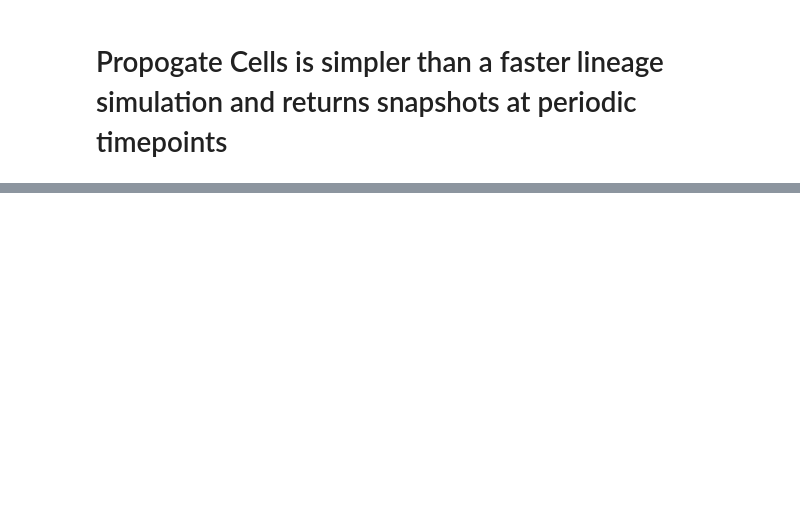
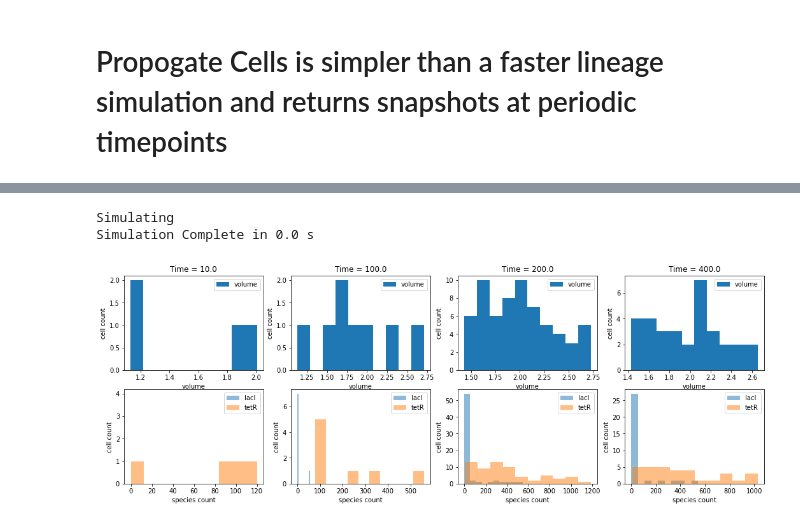
Before and after one commit to biocircuits/bioscrape, a Jupyter notebook: lineage examples/Lineage Examples.ipynb, the cells around one changed output, grey strips where cells are left out. Saved outputs shown, nothing was run; the diff lists cells and outputs as text; code cells hidden in the pictures; blank space fills up the shorter version.

Commit message:
added turbidostat example for lineages

```diff
--- a/lineage examples/Lineage Examples.ipynb
+++ b/lineage examples/Lineage Examples.ipynb
@@ -331,0 +323,38 @@ ImportError: cannot import name 'py_PropogateCells' from 'bioscrape.lineage' (C:
+# %%
+from bioscrape.lineage import py_PropagateCells
+
+timepoints = np.arange(0, 500, 1.0) #timepoints to simulate over
+
+#When to sample the propogating cells
+sample_times = [timepoints[10], timepoints[100], timepoints[200], timepoints[400]]
+#Note: Sample times can also be an integer, in which case it will be the number of sample points
+
+
+print("Simulating")
+ts = process_time()
+
+#Returns a list of data frames and an array of sample times
+result_data, sample_times = py_PropagateCells(timepoints = timepoints, Model = Mtoggle, sample_times = sample_times)
+te = process_time()
+print("Simulation Complete in", te-ts, "s")
+
+plt.figure(figsize = (18, 6))
+
+for n in range(len(sample_times)):
+    plt.subplot(2, len(sample_times), n+1)
+    plt.hist(result_data[n]["volume"], label = "volume")
+    plt.title(f"Time = {sample_times[n]}")
+    plt.ylabel("cell count")
+    plt.xlabel("volume")
+    plt.legend()
+
+    plt.subplot(2, len(sample_times), len(sample_times)+n+1)
+    plt.hist(result_data[n]["protein_lacI"], label = "lacI", alpha = .5)
+    plt.hist(result_data[n]["protein_tetR"], label = "tetR", alpha = .5)
+    plt.legend()
+    plt.ylabel("cell count")
+    plt.xlabel("species count")
+# %% [output]
+Simulating
+Simulation Complete in 0.0 s
+[figure, added]
```
Also changed, not shown: parts of 8 cells of this notebook, 2 other files.
